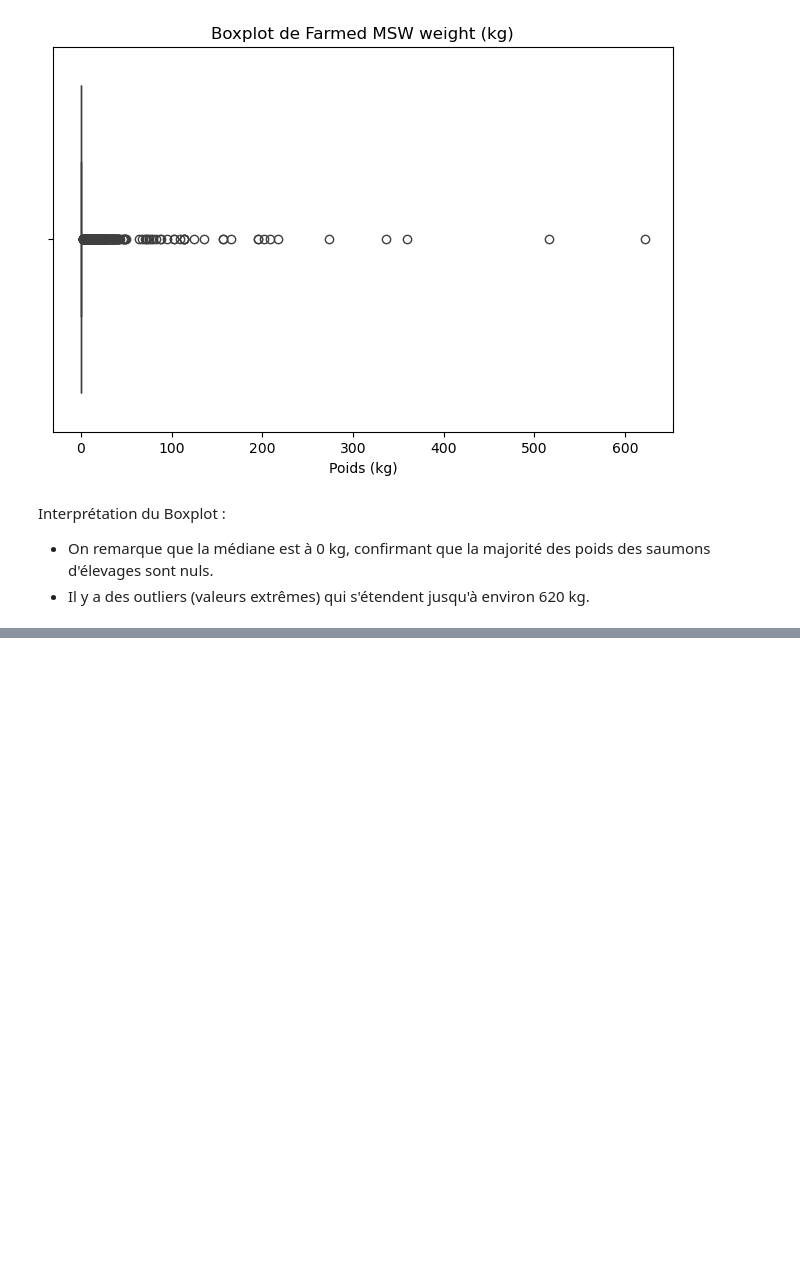
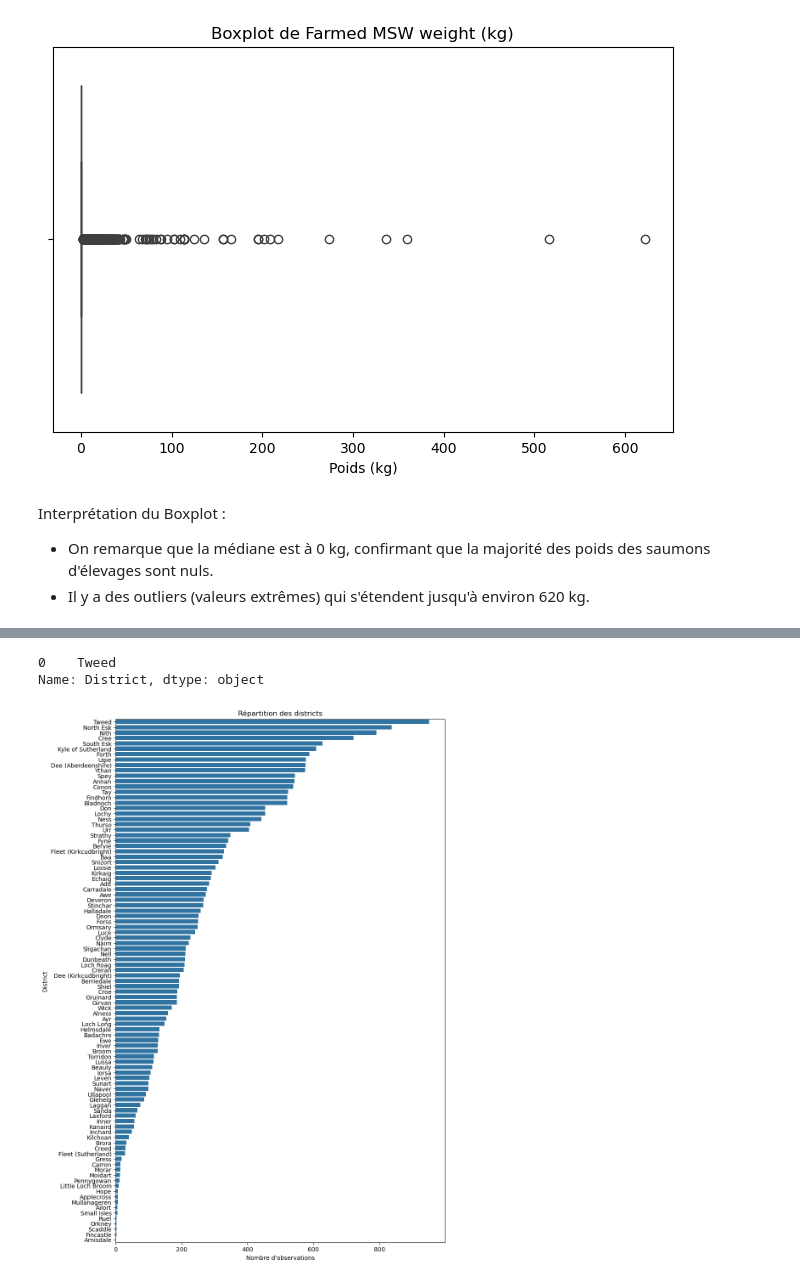
Before and after one commit to F1golfin/projet_stat, a Jupyter notebook: Etude_statistique_Saumons.ipynb, the cells around one changed output, grey strips where cells are left out. Saved outputs shown, nothing was run; the diff lists cells and outputs as text; code cells hidden in the pictures; blank space fills up the shorter version.

```diff
--- a/Etude_statistique_Saumons.ipynb
+++ b/Etude_statistique_Saumons.ipynb
@@ -372,0 +396,18 @@ Interprétation du Boxplot :
+# %%
+# Calcul du mode
+saumons["District"].mode()
+# %% [output]
+0    Tweed
+Name: District, dtype: object
+# %%
+# On trace ensuite un histogramme pour visualiser la répartition
+import matplotlib.pyplot as plt
+import seaborn as sns
+plt.figure(figsize=(10,16))
+sns.countplot(y=saumons["District"], order=saumons["District"].value_counts().index)
+plt.xlabel("Nombre d'observations")
+plt.ylabel("District")
+plt.title("Répartition des districts")
+plt.show()
+# %% [output]
+[figure, added]
```
Also changed, not shown: parts of 21 cells of this notebook.
